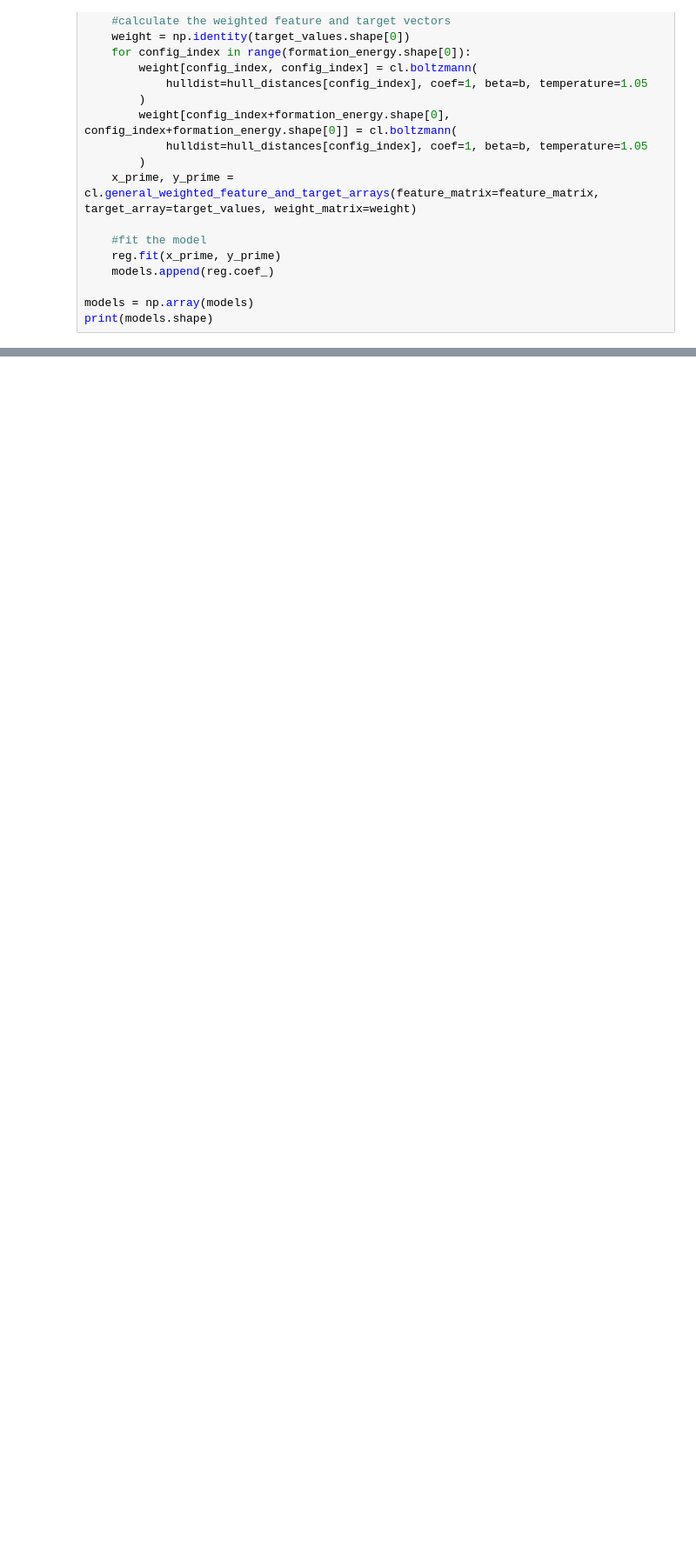
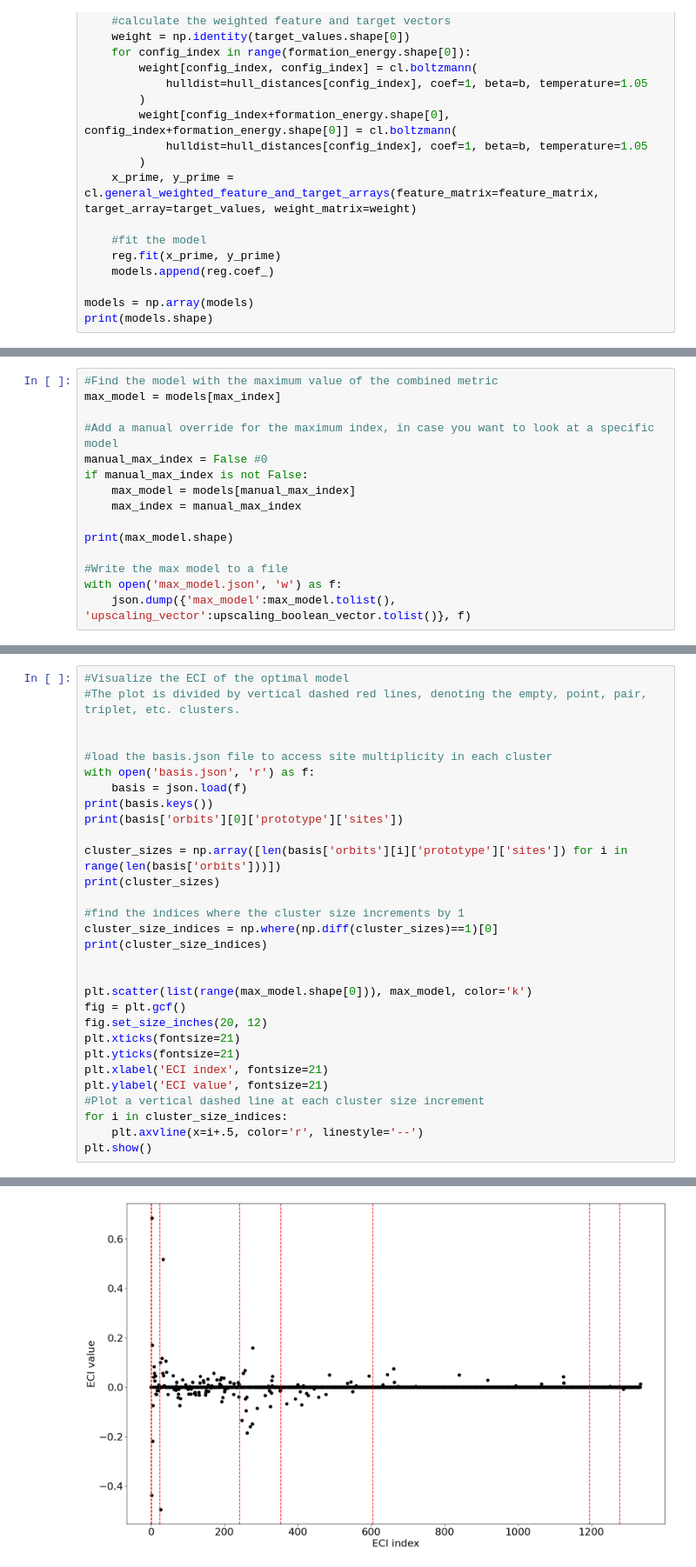
Before and after one commit to deober/djlib, a Jupyter notebook: examples/prior_with_ground_state_enforcement/choosing_optimal_prior.ipynb, the cells around one changed output, grey strips where cells are left out. Shown at 87% size. Drawn from its saved outputs; the diff is of its cells as text; blank space fills up the shorter version.

```diff
--- a/examples/prior_with_ground_state_enforcement/choosing_optimal_prior.ipynb
+++ b/examples/prior_with_ground_state_enforcement/choosing_optimal_prior.ipynb
@@ -398,0 +321,15 @@ print(df['eci_stddev'][optimal_eci_stddev])
+# %%
+#Find the model with the maximum value of the combined metric
+max_model = models[max_index]
+
+#Add a manual override for the maximum index, in case you want to look at a specific model
+manual_max_index = False #0
+if manual_max_index is not False:
+    max_model = models[manual_max_index]
+    max_index = manual_max_index
+
+print(max_model.shape)
+
+#Write the max model to a file
+with open('max_model.json', 'w') as f:
+    json.dump({'max_model':max_model.tolist(), 'upscaling_vector':upscaling_boolean_vector.tolist()}, f)
@@ -398,0 +363,31 @@ print(df['eci_stddev'][optimal_eci_stddev])
+# %%
+#Visualize the ECI of the optimal model
+#The plot is divided by vertical dashed red lines, denoting the empty, point, pair, triplet, etc. clusters.
+
+
+#load the basis.json file to access site multiplicity in each cluster
+with open('basis.json', 'r') as f:
+    basis = json.load(f)
+print(basis.keys())
+print(basis['orbits'][0]['prototype']['sites'])
+
+cluster_sizes = np.array([len(basis['orbits'][i]['prototype']['sites']) for i in range(len(basis['orbits']))])
+print(cluster_sizes)
+
+#find the indices where the cluster size increments by 1
+cluster_size_indices = np.where(np.diff(cluster_sizes)==1)[0]
+print(cluster_size_indices)
+
+
+plt.scatter(list(range(max_model.shape[0])), max_model, color='k')
+fig = plt.gcf()
+fig.set_size_inches(20, 12)
+plt.xticks(fontsize=21)
+plt.yticks(fontsize=21)
+plt.xlabel('ECI index', fontsize=21)
+plt.ylabel('ECI value', fontsize=21)
+#Plot a vertical dashed line at each cluster size increment
+for i in cluster_size_indices:
+    plt.axvline(x=i+.5, color='r', linestyle='--')
+plt.show()
+# %% [output]
@@ -398,0 +398 @@ print(df['eci_stddev'][optimal_eci_stddev])
+[figure, added]
```
Also changed, not shown: parts of 56 cells of this notebook, 6 other files.
